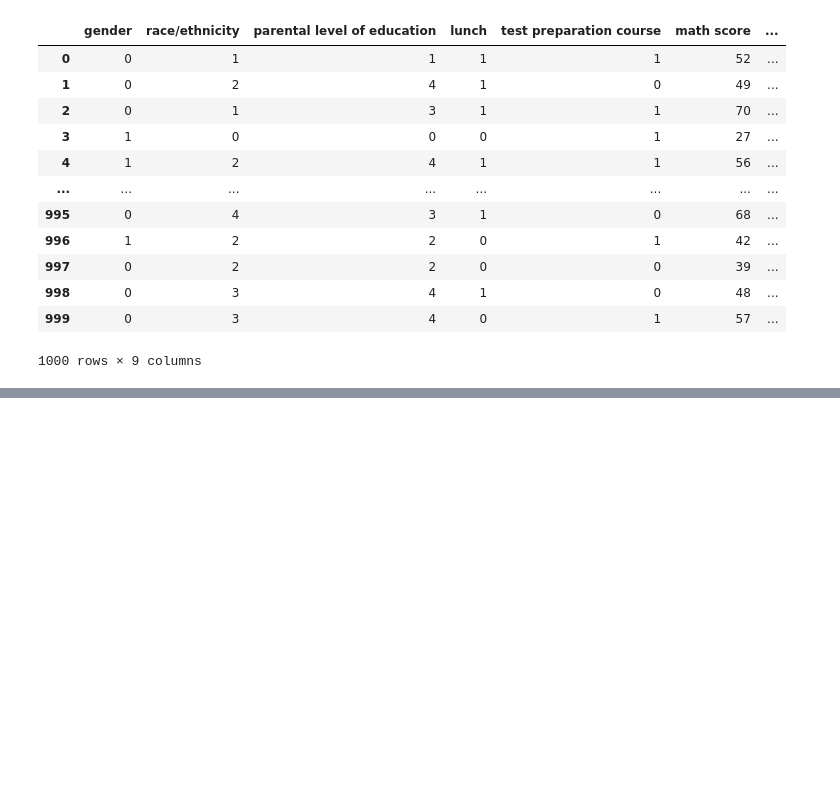
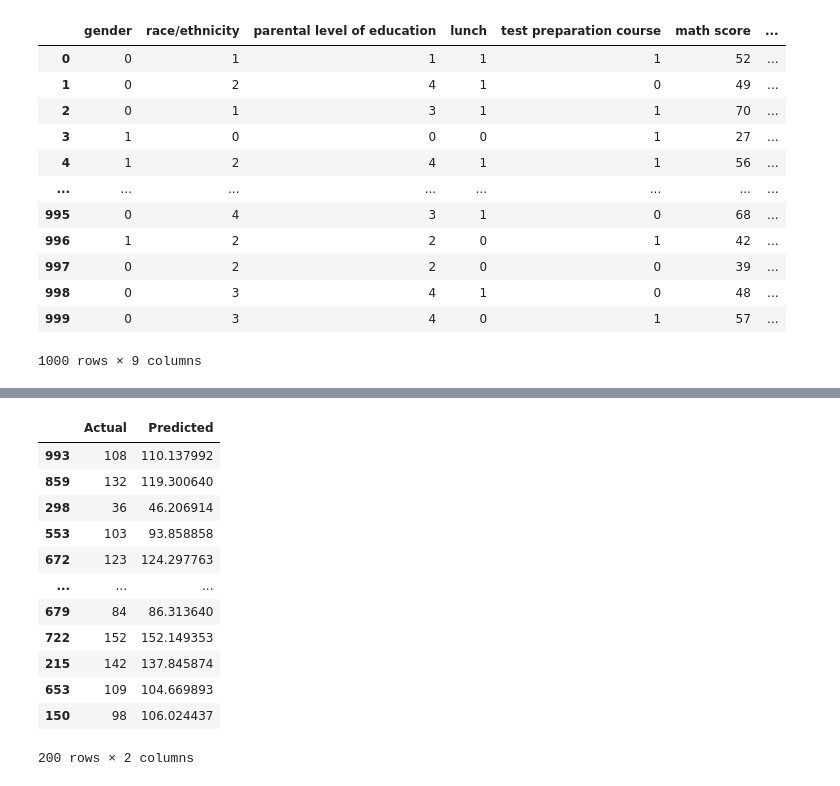
Before and after one commit to kaymansrinivasan/Machine_Learning, a Jupyter notebook: .ipynb/Student_Performance_LR3.ipynb, the cells around one changed output, grey strips where cells are left out. Drawn from its saved outputs; the diff is of its cells as text; code cells hidden in the pictures; blank space fills up the shorter version.

```diff
--- a/.ipynb/Student_Performance_LR3.ipynb
+++ b/.ipynb/Student_Performance_LR3.ipynb
@@ -103,0 +129,20 @@ KeyError: ('gender', 'race/ethnicity', 'parental level of education', 'lunch', '
+# %%
+df1 = pd.DataFrame({
+    "Actual": y_test,
+    "Predicted": y_pred
+})
+df1
+# %% [output]
+|  | Actual | Predicted |
+| 993 | 108 | 110.137992 |
+| 859 | 132 | 119.300640 |
+| 298 | 36 | 46.206914 |
+| 553 | 103 | 93.858858 |
+| 672 | 123 | 124.297763 |
+| ... | ... | ... |
+| 679 | 84 | 86.313640 |
+| 722 | 152 | 152.149353 |
+| 215 | 142 | 137.845874 |
+| 653 | 109 | 104.669893 |
+| 150 | 98 | 106.024437 |
+200 rows × 2 columns
```
Also changed, not shown: parts of 5 cells of this notebook.
